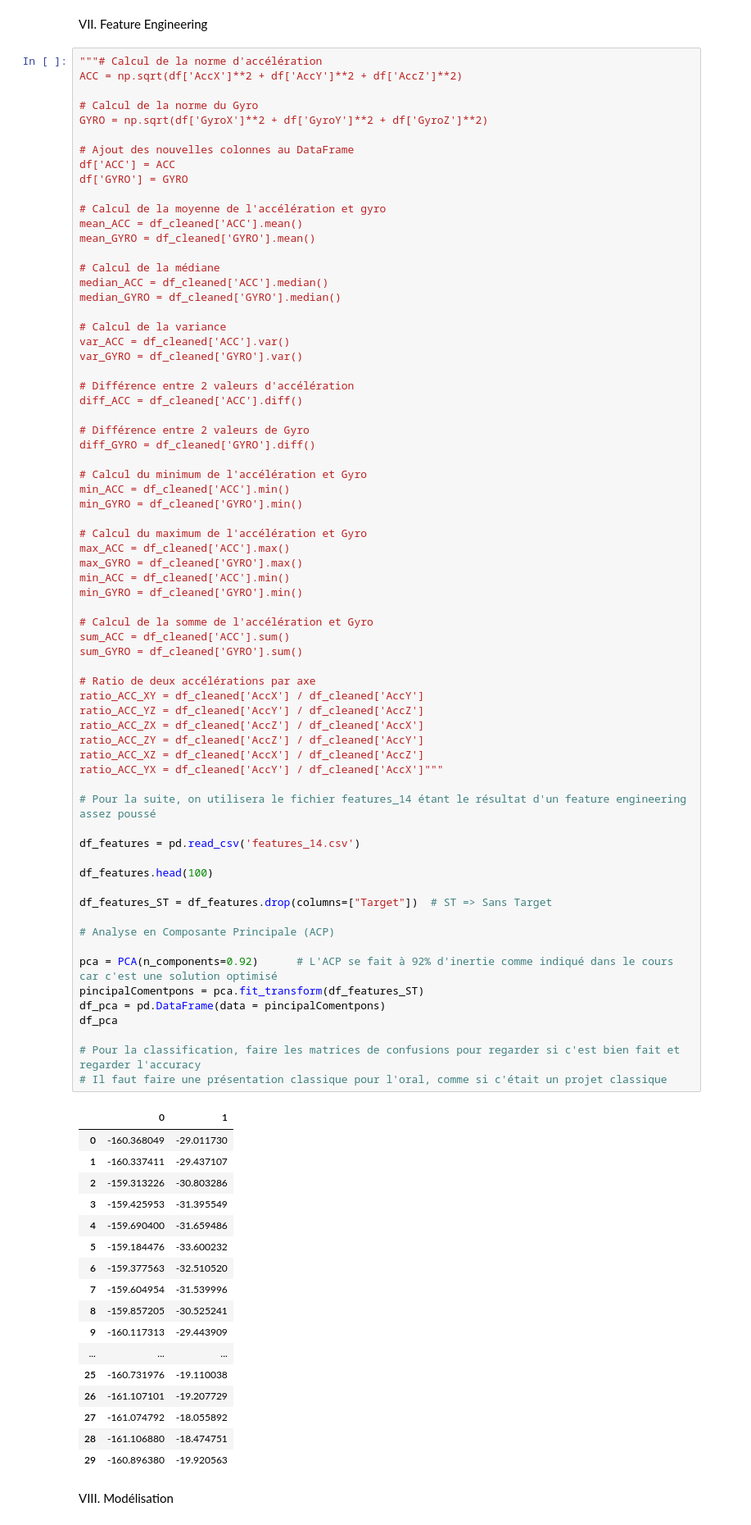
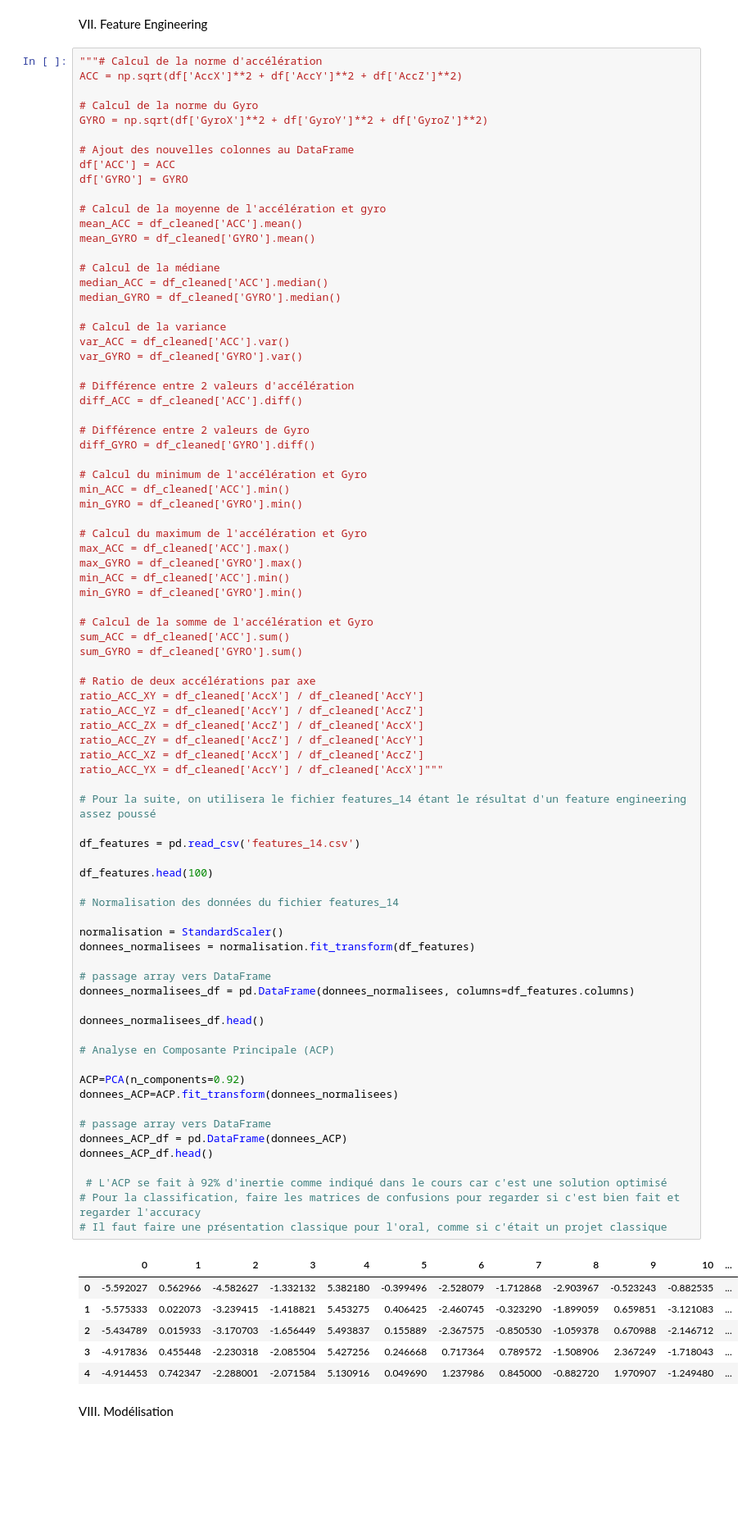
Before and after one commit to Quizoo20/Projet_IA, a Jupyter notebook: Projet2.ipynb, the cells around one changed output. Shown: that part at 82% size. Drawn from its saved outputs; the diff is of its cells as text; blank space fills up the shorter version.

```diff
--- a/Projet2.ipynb
+++ b/Projet2.ipynb
@@ -214,55 +216,55 @@ min_GYRO = df_cleaned['GYRO'].min()
 max_ACC = df_cleaned['ACC'].max()
 max_GYRO = df_cleaned['GYRO'].max()
 min_ACC = df_cleaned['ACC'].min()
 min_GYRO = df_cleaned['GYRO'].min()
 
 # Calcul de la somme de l'accélération et Gyro
 sum_ACC = df_cleaned['ACC'].sum()
 sum_GYRO = df_cleaned['GYRO'].sum()
 
 # Ratio de deux accélérations par axe
 ratio_ACC_XY = df_cleaned['AccX'] / df_cleaned['AccY']
 ratio_ACC_YZ = df_cleaned['AccY'] / df_cleaned['AccZ']
 ratio_ACC_ZX = df_cleaned['AccZ'] / df_cleaned['AccX']
 ratio_ACC_ZY = df_cleaned['AccZ'] / df_cleaned['AccY']
 ratio_ACC_XZ = df_cleaned['AccX'] / df_cleaned['AccZ']
 ratio_ACC_YX = df_cleaned['AccY'] / df_cleaned['AccX']"""
 
 # Pour la suite, on utilisera le fichier features_14 étant le résultat d'un feature engineering assez poussé
 
 df_features = pd.read_csv('features_14.csv')
 
 df_features.head(100)
 
-df_features_ST = df_features.drop(columns=["Target"])  # ST => Sans Target
+# Normalisation des données du fichier features_14
+
+normalisation = StandardScaler()
+donnees_normalisees = normalisation.fit_transform(df_features)
+
+# passage array vers DataFrame
+donnees_normalisees_df = pd.DataFrame(donnees_normalisees, columns=df_features.columns)
+
+donnees_normalisees_df.head()
 
 # Analyse en Composante Principale (ACP)
 
-pca = PCA(n_components=0.92)      # L'ACP se fait à 92% d'inertie comme indiqué dans le cours car c'est une solution optimisé
-pincipalComentpons = pca.fit_transform(df_features_ST)
-df_pca = pd.DataFrame(data = pincipalComentpons)
-df_pca
+ACP=PCA(n_components=0.92)
+donnees_ACP=ACP.fit_transform(donnees_normalisees)
 
+# passage array vers DataFrame
+donnees_ACP_df = pd.DataFrame(donnees_ACP)
+donnees_ACP_df.head()
+
+ # L'ACP se fait à 92% d'inertie comme indiqué dans le cours car c'est une solution optimisé
 # Pour la classification, faire les matrices de confusions pour regarder si c'est bien fait et regarder l'accuracy
 # Il faut faire une présentation classique pour l'oral, comme si c'était un projet classique
 # %% [output]
-|  | 0 | 1 |
-| 0 | -160.368049 | -29.011730 |
-| 1 | -160.337411 | -29.437107 |
-| 2 | -159.313226 | -30.803286 |
-| 3 | -159.425953 | -31.395549 |
-| 4 | -159.690400 | -31.659486 |
-| 5 | -159.184476 | -33.600232 |
-| 6 | -159.377563 | -32.510520 |
-| 7 | -159.604954 | -31.539996 |
-| 8 | -159.857205 | -30.525241 |
-| 9 | -160.117313 | -29.443909 |
-| ... | ... | ... |
-| 25 | -160.731976 | -19.110038 |
-| 26 | -161.107101 | -19.207729 |
-| 27 | -161.074792 | -18.055892 |
-| 28 | -161.106880 | -18.474751 |
-| 29 | -160.896380 | -19.920563 |
+|  | 0 | 1 | 2 | 3 | 4 | 5 | 6 | 7 | 8 | 9 | 10 | ... |
+| 0 | -5.592027 | 0.562966 | -4.582627 | -1.332132 | 5.382180 | -0.399496 | -2.528079 | -1.712868 | -2.903967 | -0.523243 | -0.882535 | ... |
+| 1 | -5.575333 | 0.022073 | -3.239415 | -1.418821 | 5.453275 | 0.406425 | -2.460745 | -0.323290 | -1.899059 | 0.659851 | -3.121083 | ... |
+| 2 | -5.434789 | 0.015933 | -3.170703 | -1.656449 | 5.493837 | 0.155889 | -2.367575 | -0.850530 | -1.059378 | 0.670988 | -2.146712 | ... |
+| 3 | -4.917836 | 0.455448 | -2.230318 | -2.085504 | 5.427256 | 0.246668 | 0.717364 | 0.789572 | -1.508906 | 2.367249 | -1.718043 | ... |
+| 4 | -4.914453 | 0.742347 | -2.288001 | -2.071584 | 5.130916 | 0.049690 | 1.237986 | 0.845000 | -0.882720 | 1.970907 | -1.249480 | ... |
 # %% [markdown]
 VIII. Modélisation
 # %%
```
Also changed, not shown: parts of 4 cells of this notebook.
